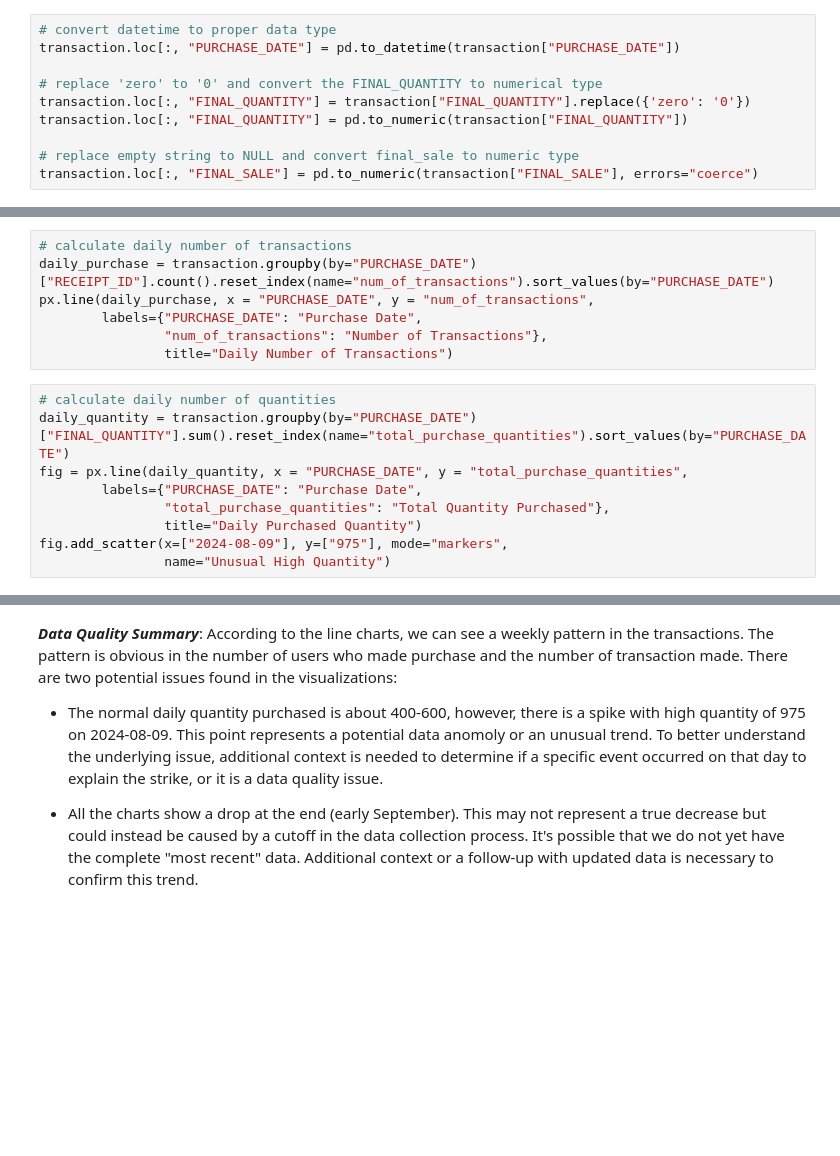
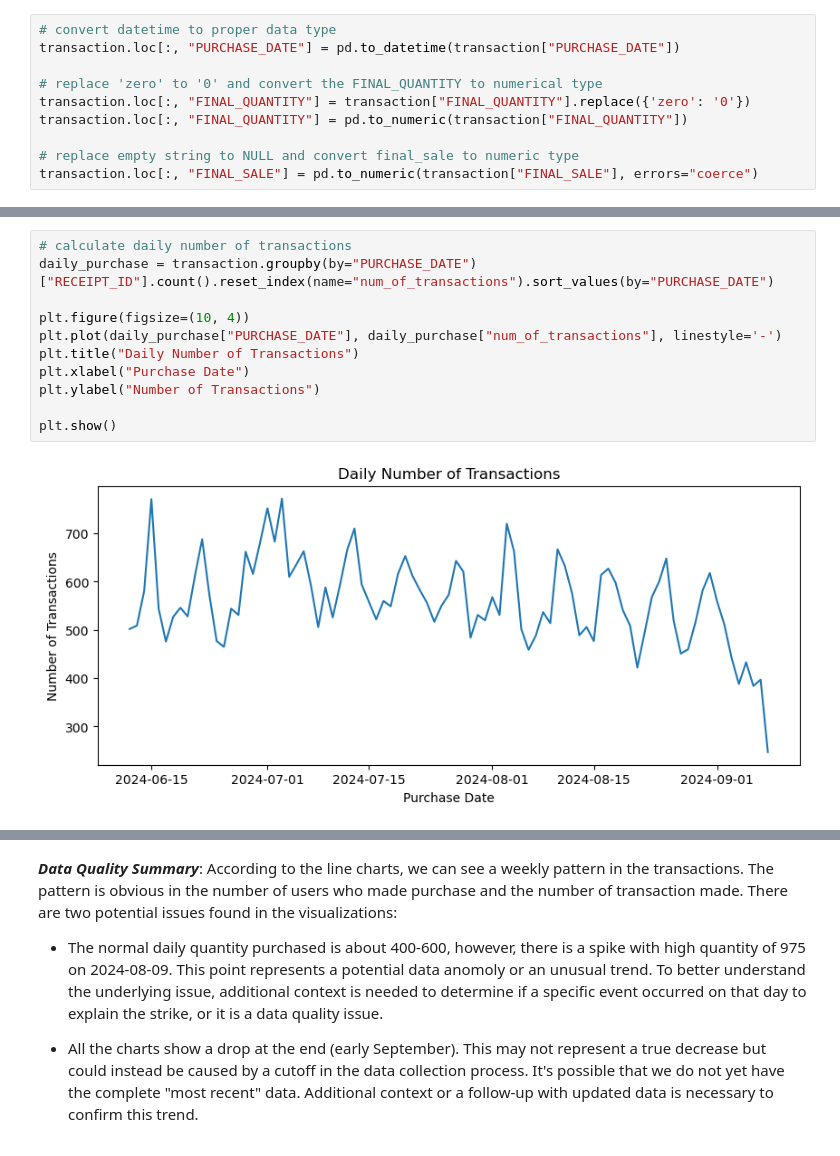
Before and after one commit to jiaxiliu95/Fetch-Data-Analyst-Take-Home-Exercise, a Jupyter notebook: Solutions_Take_Home_Exercise.ipynb, the cells around one changed output, grey strips where cells are left out. Cells and saved outputs as stored; diff of their text form; blank space fills up the shorter version.

```diff
--- a/Solutions_Take_Home_Exercise.ipynb
+++ b/Solutions_Take_Home_Exercise.ipynb
@@ -239,16 +257,13 @@ px.line(daily_users, x = "PURCHASE_DATE", y = "num_of_users",
 # %%
 # calculate daily number of transactions
 daily_purchase = transaction.groupby(by="PURCHASE_DATE")["RECEIPT_ID"].count().reset_index(name="num_of_transactions").sort_values(by="PURCHASE_DATE")
-px.line(daily_purchase, x = "PURCHASE_DATE", y = "num_of_transactions",
-        labels={"PURCHASE_DATE": "Purchase Date",
-                "num_of_transactions": "Number of Transactions"},
-                title="Daily Number of Transactions")
+
+plt.figure(figsize=(10, 4))
+plt.plot(daily_purchase["PURCHASE_DATE"], daily_purchase["num_of_transactions"], linestyle='-')
+plt.title("Daily Number of Transactions")
+plt.xlabel("Purchase Date")
+plt.ylabel("Number of Transactions")
+
+plt.show()
+# %% [output]
+[figure, added]
-# %%
-# calculate daily number of quantities
-daily_quantity = transaction.groupby(by="PURCHASE_DATE")["FINAL_QUANTITY"].sum().reset_index(name="total_purchase_quantities").sort_values(by="PURCHASE_DATE")
-fig = px.line(daily_quantity, x = "PURCHASE_DATE", y = "total_purchase_quantities",
-        labels={"PURCHASE_DATE": "Purchase Date",
-                "total_purchase_quantities": "Total Quantity Purchased"},
-                title="Daily Purchased Quantity")
-fig.add_scatter(x=["2024-08-09"], y=["975"], mode="markers",
-                name="Unusual High Quantity")
```
Also changed, not shown: parts of 9 cells of this notebook.
